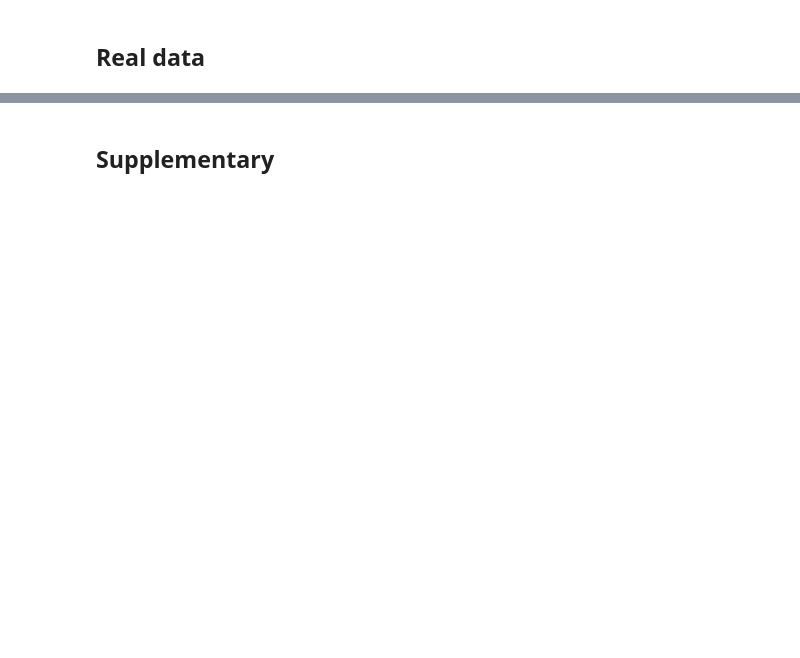
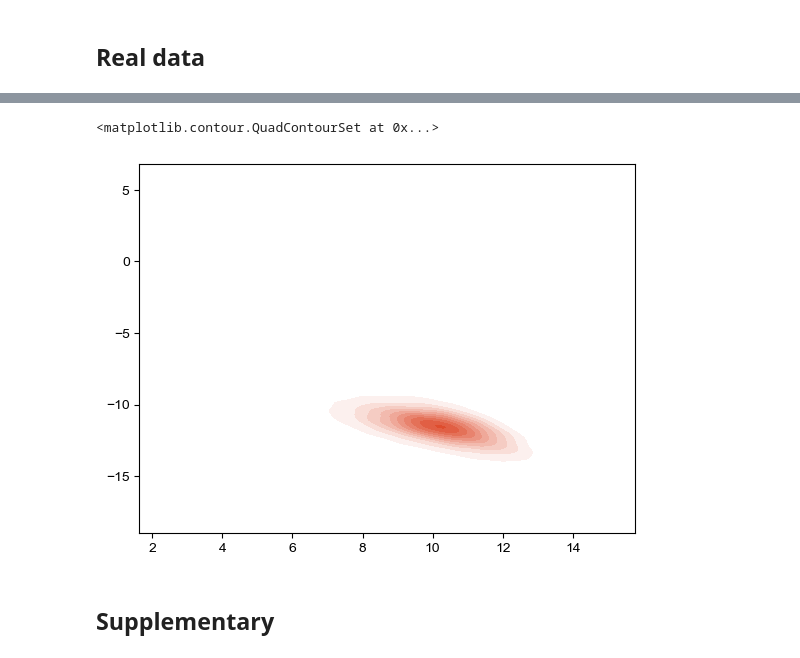
Before and after one commit to Claudia-Elijas/topophone2, a Jupyter notebook: docs/source/examples/figs_JASA-EL.ipynb, the cells around one changed output, grey strips where cells are left out. Drawn from its saved outputs; the diff is of its cells as text; code cells hidden in the pictures; blank space fills up the shorter version.

```diff
--- a/docs/source/examples/figs_JASA-EL.ipynb
+++ b/docs/source/examples/figs_JASA-EL.ipynb
@@ -1089,2 +1168,11 @@ fig.show()
+# %%
+plt.contourf(
+    (v0-180)%360-110, v1, density.T,
+    cmap=cmap0, vmin=0.01, levels=10,
+    zorder=1
+)
+# %% [output]
+<matplotlib.contour.QuadContourSet at 0x...>
+[figure, added]
 # %% [markdown]
 ## Supplementary
```
Also changed, not shown: parts of 5 cells of this notebook, 3 other files.
